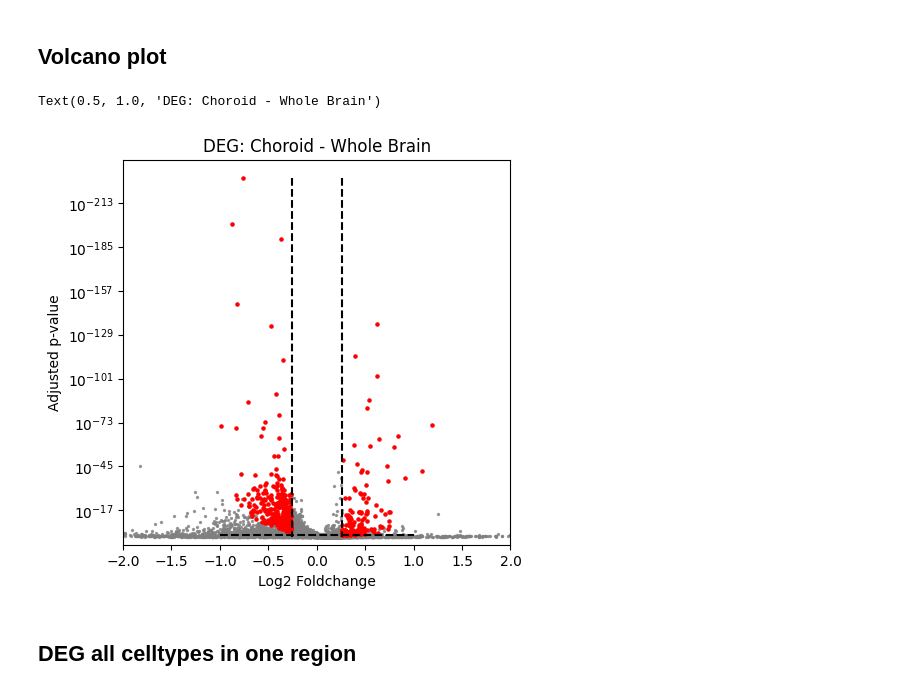
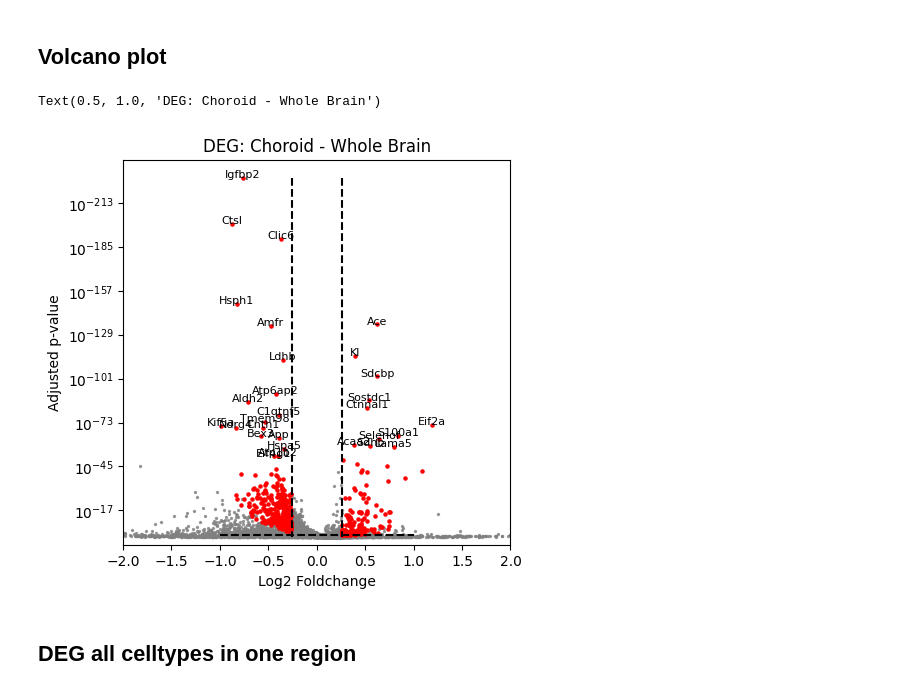
Before and after one commit to Carboneinerte/Pynda_ssc, a Jupyter notebook: v10D_Xenium_Downstream_Analysis_WIP.ipynb, the cells around one changed output. Drawn from its saved outputs; the diff is of its cells as text; code cells hidden in the pictures.

```diff
--- a/v10D_Xenium_Downstream_Analysis_WIP.ipynb
+++ b/v10D_Xenium_Downstream_Analysis_WIP.ipynb
@@ -1599,25 +1599,26 @@ plt.grid(axis="x")
 # %%
 key = 'Choroid'
 
 plt.figure(figsize=(5,5))
 plt.vlines(x=(-0.26,0.26), ymin=df_filter[key]['pvals_adj'].min(), ymax=1, color = "black", linestyles='dashed')
 plt.hlines(y=0.05, xmin=-1, xmax=1, color = "black", linestyles='dashed')
 
 plt.scatter(x=df_all[key]['logfoldchanges'], y = df_all[key]['pvals_adj'], s=2, alpha= 0.75, color = "grey", edgecolors=None)
 plt.scatter(x= df_filter[key]['logfoldchanges'], y=df_filter[key]['pvals_adj'], s=5, alpha=1, color = 'red')
-# for idx, gene in enumerate(df_filter[key][df_filter[key]['logfoldchanges']>0]['names']):
-#     plt.text(df_filter[key]['logfoldchanges'][idx], df_filter[key]['pvals_adj'][idx]*0.55, str(gene), color = 'black', fontsize = 8, ha= 'center')
+for idx, gene in enumerate(df_filter[key][df_filter[key]['pvals_adj']< 1e-50]['names']):
+    plt.text(df_filter[key][df_filter[key]['pvals_adj']< 1e-50]['logfoldchanges'][idx],
+    df_filter[key][df_filter[key]['pvals_adj']< 1e-50]['pvals_adj'][idx]*0.55, str(gene), color = 'black', fontsize = 8, ha= 'center')
 plt.yscale('log')
 plt.xlim(-2,2)
 plt.ylim(0,100000)
 plt.gca().invert_yaxis()
 plt.xlabel('Log2 Foldchange')
 plt.ylabel('Adjusted p-value')
 plt.title(f"DEG: {key} - Whole Brain")
 # plt.savefig(f'Gallery/{today}/volcano_plot_{key}.svg')
 # %% [output]
 Text(0.5, 1.0, 'DEG: Choroid - Whole Brain')
-[figure, old version]
+[figure, new version]
 # %%
 df_filter[key].index = df_filter[key]['names']
 # %% [markdown]
```
Also changed, not shown: parts of 10 cells of this notebook, 1 other file.
